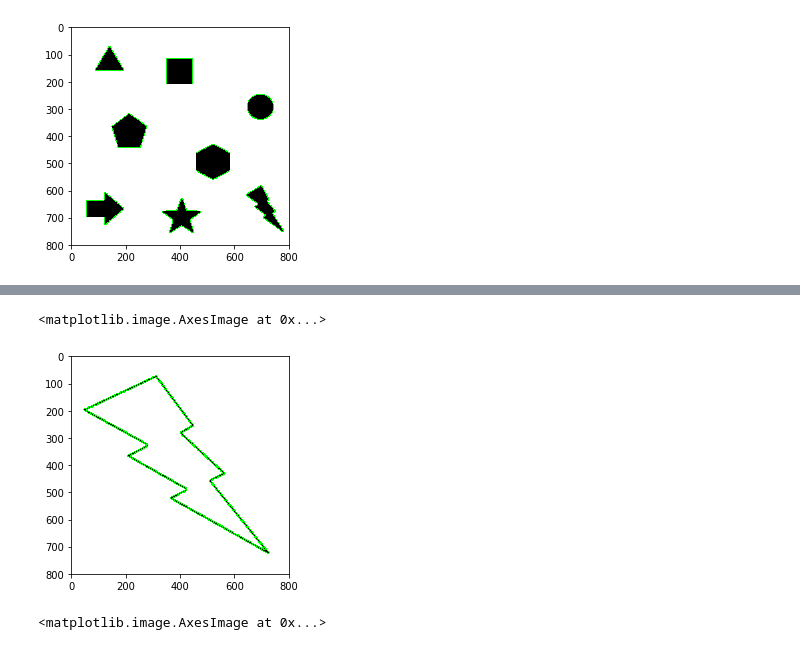
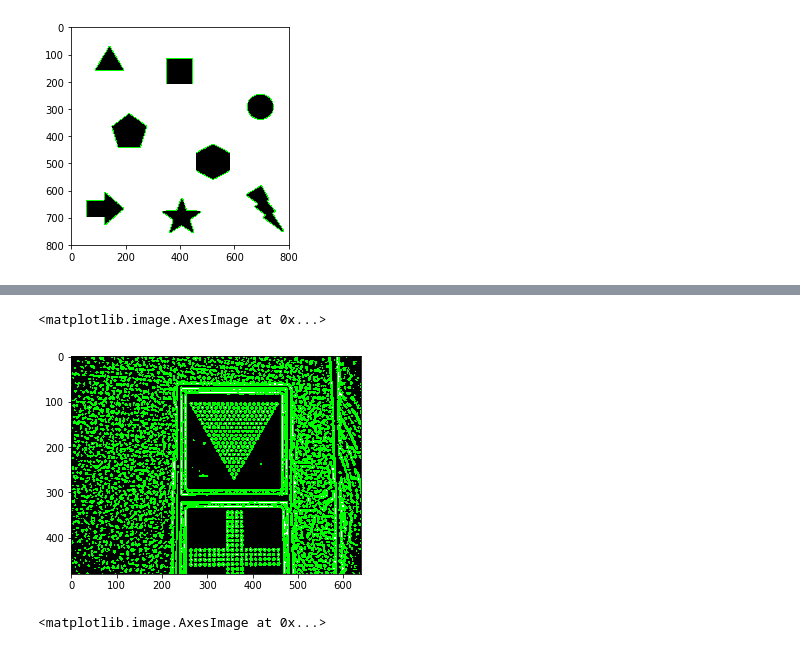
Before and after one commit to lucabrack/SysP2020_21_Codeleser, a Jupyter notebook: distinguish_shapes.ipynb, the cells around one changed output, grey strips where cells are left out. Cells and saved outputs as stored; diff of their text form; code cells hidden in the pictures.

```diff
--- a/distinguish_shapes.ipynb
+++ b/distinguish_shapes.ipynb
@@ -37,3 +37,19 @@ plt.imshow(img1, cmap='gray')
 # %% [output]
 <matplotlib.image.AxesImage at 0x...>
 [figure]
+# %%
+image = cv2.imread('raspi/image.png',0)
+#image = cv2.imread('D:/tmp/lightning.png',0)
+plt.imshow(image, cmap='gray')
+
+blur = cv2.medianBlur(image,5)
+thresh2 = cv2.adaptiveThreshold(blur,255,cv2.ADAPTIVE_THRESH_GAUSSIAN_C,
+            cv2.THRESH_BINARY_INV,11,2)
+fill = thresh2.copy()
+h, w = fill.shape[:2]
+mask = np.zeros((h+2,w+2), np.uint8)
+cv2.floodFill(fill, mask, (0,0), 255)
+fill_inv = cv2.bitwise_not(fill)
+im_out = thresh2 | fill_inv
+
+plt.imshow(im_out, cmap='gray')
@@ -40,19 +77,12 @@ plt.imshow(img1, cmap='gray')
 # %%
-#image = cv2.imread('Images/test/frame00005.jpg',0)
-image = cv2.imread('D:/tmp/lightning.png',0)
-plt.imshow(image, cmap='gray')
-
-blur = cv2.medianBlur(image,5)
-thresh2 = cv2.adaptiveThreshold(blur,255,cv2.ADAPTIVE_THRESH_GAUSSIAN_C,
-            cv2.THRESH_BINARY,11,2)
 cont2, hierarchy2 = cv2.findContours(thresh2, 1, 2)
 cont2 = cont2[:-1]
 img2 = cv2.cvtColor(thresh2, cv2.COLOR_GRAY2BGR)
 cv2.drawContours(img2, cont2, -1, (0,255,0), 2)
 plt.imshow(img2, cmap='gray')
 # %% [output]
 <matplotlib.image.AxesImage at 0x...>
-[figure, old version]
+[figure, new version]
 # %%
 c = cont2[1]
 
```
Also changed, not shown: parts of 4 cells of this notebook, 1 other file.
